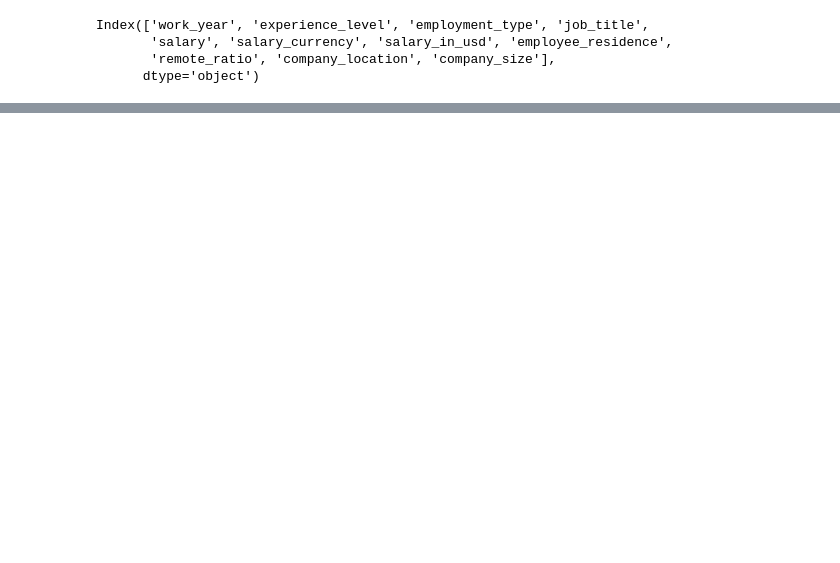
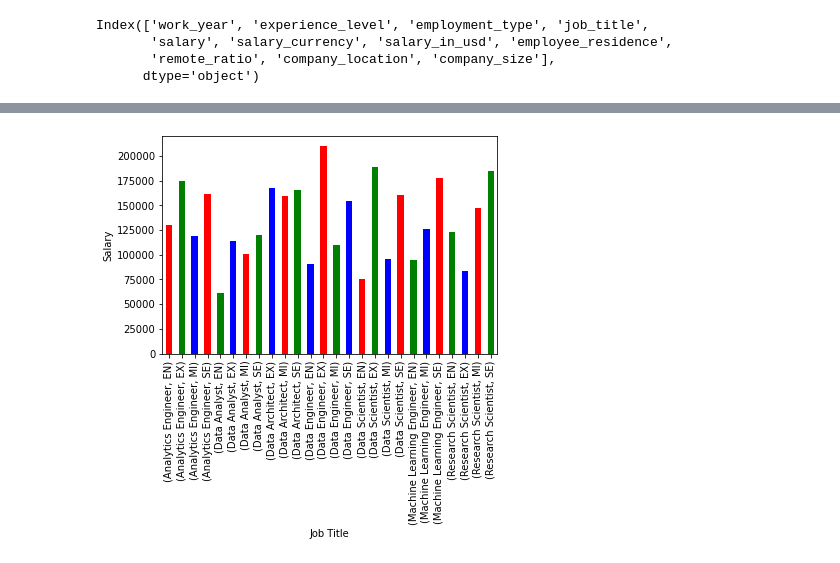
Before and after one commit to honhanbao/PowerBI-Python_Data-Science-Jobs-Salaries, a Jupyter notebook: salaries.ipynb, the cells around one changed output, grey strips where cells are left out. Cells and saved outputs as stored; diff of their text form; code cells hidden in the pictures; blank space fills up the shorter version.

Commit message:
salaries levels

```diff
--- a/salaries.ipynb
+++ b/salaries.ipynb
@@ -337,0 +373,3 @@ dtype: int64
+# %%
+grouped_salaries = filtered_df.groupby(['job_title', 'experience_level'])['salary_in_usd'].mean()
+grouped_salaries
@@ -337,0 +434,8 @@ dtype: int64
+# %%
+colors = ['red', 'green', 'blue']
+grouped_salaries.plot(kind='bar', stacked=True, color=colors)
+plt.xlabel('Job Title')
+plt.ylabel('Salary')
+plt.show()
+# %% [output]
+[figure, added]
```
Also changed, not shown: parts of 16 cells of this notebook.
